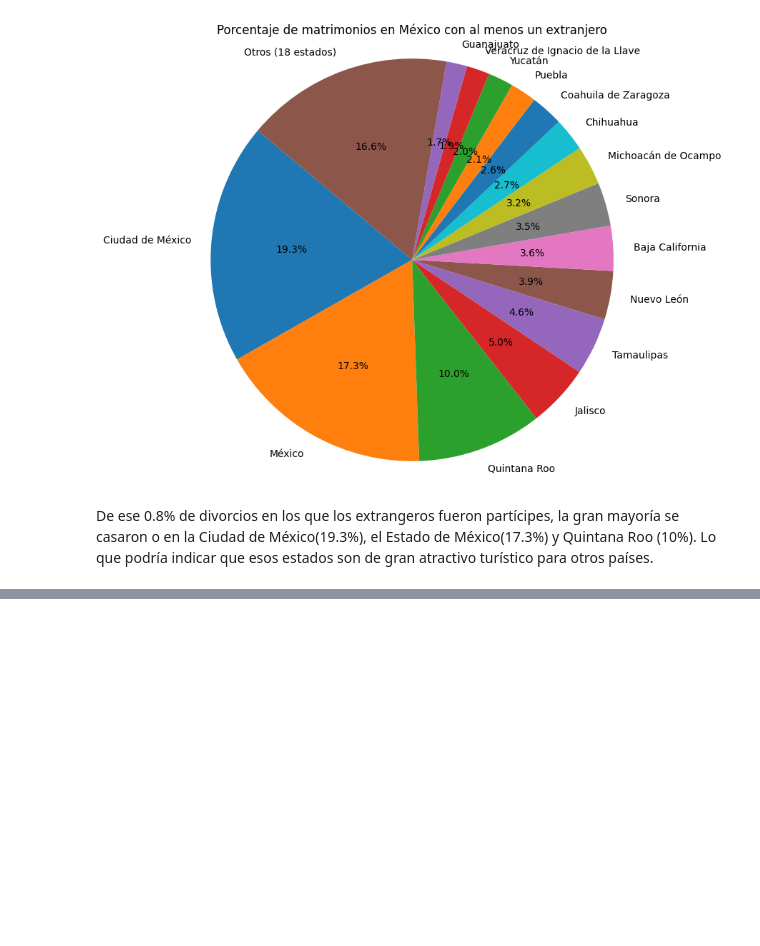
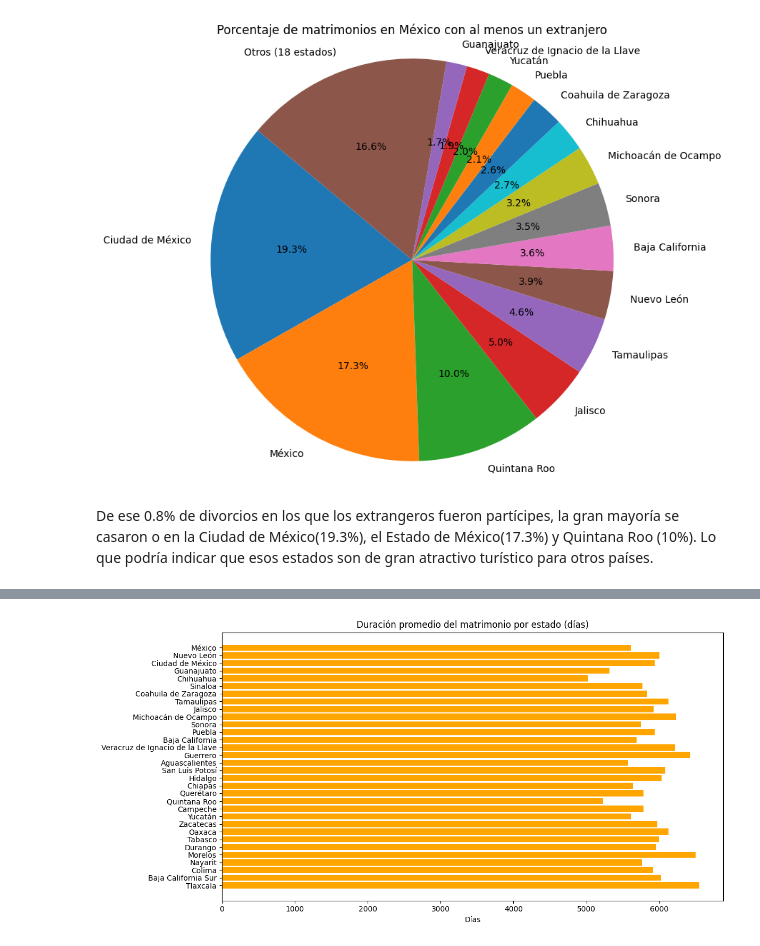
Before and after one commit to TonyCastill/data-science-project, a Jupyter notebook: project.ipynb, the cells around one changed output, grey strips where cells are left out. Drawn from its saved outputs; the diff is of its cells as text; code cells hidden in the pictures; blank space fills up the shorter version.

```diff
--- a/project.ipynb
+++ b/project.ipynb
@@ -1769,0 +1815,41 @@ De ese 0.8% de divorcios en los que los extrangeros fueron partícipes, la gran
+# %%
+query = {
+    "size": 0,
+    "aggs": {
+        "por_estado": {
+            "terms": {
+                "field": "divorce_registration_location.state",
+                "size": 32
+            },
+            "aggs": {
+                "duracion_promedio": {
+                    "avg": {
+                        "script": {
+                            "source": """
+                                if (doc['divorce_final_order.full_date'].size() == 0 || doc['marriage_date.full_date'].size() == 0) return 0;
+                                return (doc['divorce_final_order.full_date'].value.toInstant().toEpochMilli() - doc['marriage_date.full_date'].value.toInstant().toEpochMilli()) / 86400000;
+                            """,
+                            "lang": "painless"
+                        }
+                    }
+                }
+            }
+        }
+    }
+}
+
+response = es.search(index="mexico-divorces", body=query)
+data = response["aggregations"]["por_estado"]["buckets"]
+
+estados = [b["key"] for b in data]
+duraciones = [b["duracion_promedio"]["value"] for b in data]
+
+plt.figure(figsize=(12, 6))
+plt.barh(estados, duraciones, color="orange")
+plt.title("Duración promedio del matrimonio por estado (días)")
+plt.xlabel("Días")
+plt.gca().invert_yaxis()
+plt.tight_layout()
+plt.show()
+# %% [output]
+[figure, added]
```
Also changed, not shown: parts of 7 cells of this notebook.
